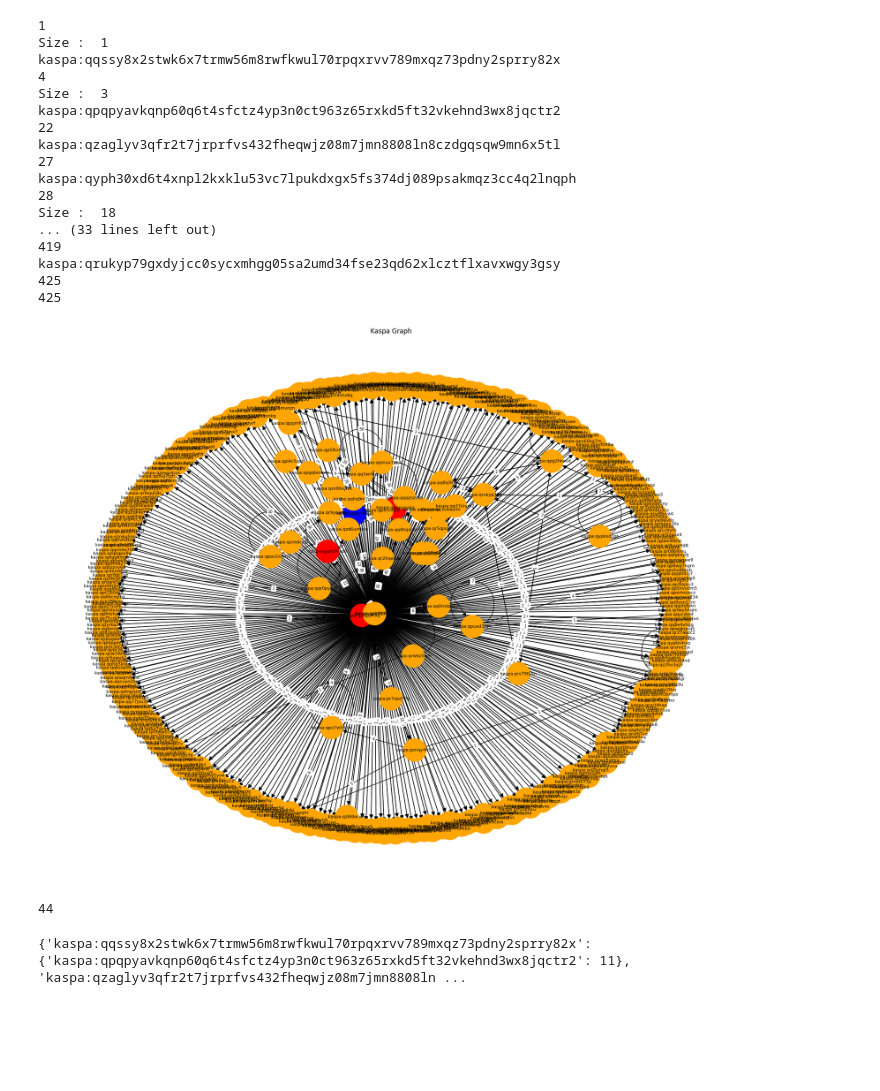
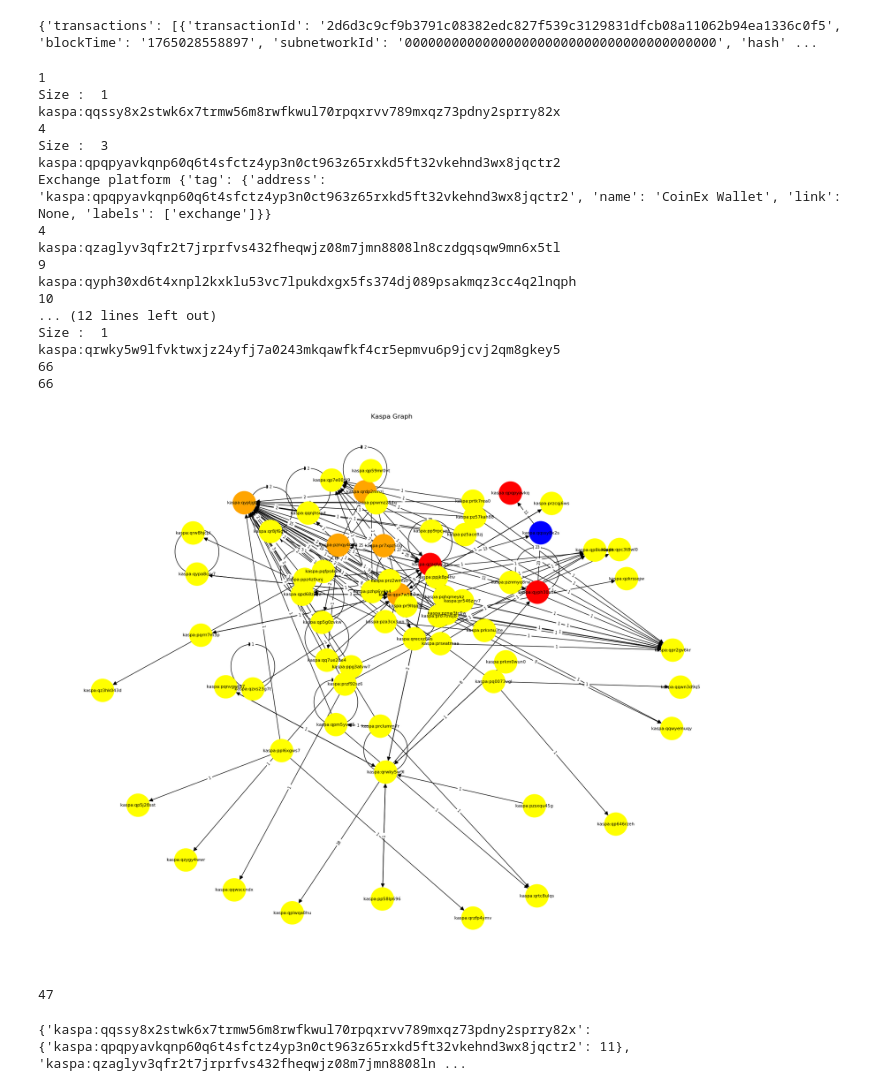
Before and after one commit to AugustinSamier/CryptoJudiciaire, a Jupyter notebook: NotebookV2.ipynb, the cells around one changed output. Drawn from its saved outputs; the diff is of its cells as text; code cells hidden in the pictures; blank space fills up the shorter version.

Commit message:
Commit Gestion des exchanges et pyvis

```diff
--- a/NotebookV2.ipynb
+++ b/NotebookV2.ipynb
@@ -5,11 +5,19 @@ import matplotlib.pyplot as plt
 import argparse
 
 def make_graph(G,address,limit,allAddresses,transac,addresses=None):
-    url = f"https://api.kas.fyi/v1/addresses/{address}/transactions?limit={limit}"
+    url=f"https://api.kas.fyi/v1/addresses/{address}/"
     headers = {"x-api-key": API_KEY}
 
-    response = requests.get(url, headers=headers)
-    data = response.json()
+    responseTag=requests.get(url+"tag", headers=headers)
+    dataTag=responseTag.json()
+
+    if "tag" in dataTag:
+        print("Exchange platform",dataTag)
+        return G,None,transac
+
+    responseTransac = requests.get(url+"transactions?limit={limit}", headers=headers)
+    data=responseTransac.json()
+
     try:
         for transactions in data["transactions"]:
             for input in transactions["inputs"]:
@@ -46,3 +61,7 @@ COLOR=[
+# %%
+print(data)
+# %% [output]
+{'transactions': [{'transactionId': '2d6d3c9cf9b3791c08382edc827f539c3129831dfcb08a11062b94ea1336c0f5', 'blockTime': '1765028558897', 'subnetworkId': '0000000000000000000000000000000000000000', 'hash' ...
 # %%
 def main(outcome,nb_cercles,limit):
 
@@ -93,33 +112,33 @@ def main(outcome,nb_cercles,limit):
 # %%
 address="kaspa:qqssy8x2stwk6x7trmw56m8rwfkwul70rpqxrvv789mxqz73pdny2sprry82x"
 API_KEY="kdp_722ad9825ff1144878629812d69609b0e3084323ec6d4299ffd4cbd4b23a0f2b"
-nb_cercles=3
-limit=20
+nb_cercles=4
+limit=100
 
 allAddresses,transac=main(address,nb_cercles,limit)
 # %% [output]
 1
 Size :  1
 kaspa:qqssy8x2stwk6x7trmw56m8rwfkwul70rpqxrvv789mxqz73pdny2sprry82x
 4
 Size :  3
 kaspa:qpqpyavkqnp60q6t4sfctz4yp3n0ct963z65rxkd5ft32vkehnd3wx8jqctr2
-22
+Exchange platform {'tag': {'address': 'kaspa:qpqpyavkqnp60q6t4sfctz4yp3n0ct963z65rxkd5ft32vkehnd3wx8jqctr2', 'name': 'CoinEx Wallet', 'link': None, 'labels': ['exchange']}}
+4
 kaspa:qzaglyv3qfr2t7jrprfvs432fheqwjz08m7jmn8808ln8czdgqsqw9mn6x5tl
-27
+9
 kaspa:qyph30xd6t4xnpl2kxklu53vc7lpukdxgx5fs374dj089psakmqz3cc4q2lnqph
-28
-Size :  18
-... (33 lines left out)
-419
-kaspa:qrukyp79gxdyjcc0sycxmhgg05sa2umd34fse23qd62xlcztflxavxwgy3gsy
-425
-425
+10
+... (12 lines left out)
+Size :  1
+kaspa:qrwky5w9lfvktwxjz24yfj7a0243mkqawfkf4cr5epmvu6p9jcvj2qm8gkey5
+66
+66
-[figure, old version]
+[figure, new version]
 # %%
 print(len(transac))
 # %% [output]
-44
+47
 # %%
 print(transac)
 # %% [output]
```
Also changed, not shown: parts of 2 cells of this notebook, 2 other files.
